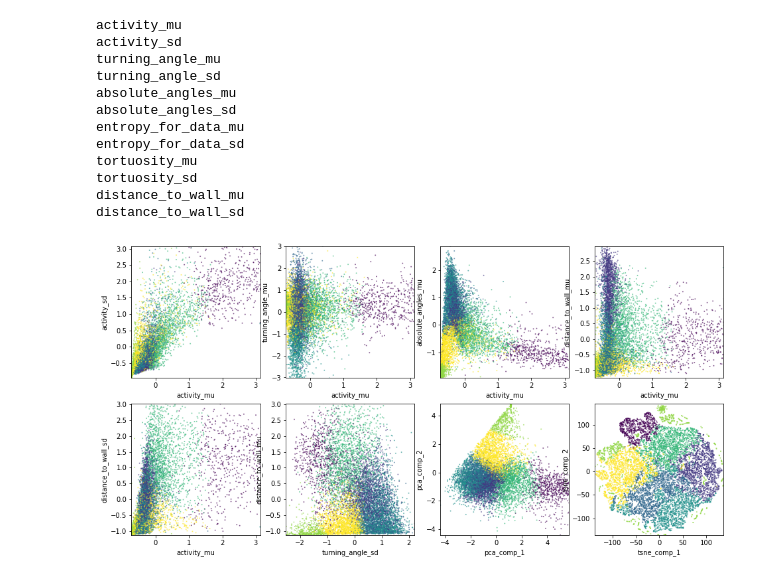
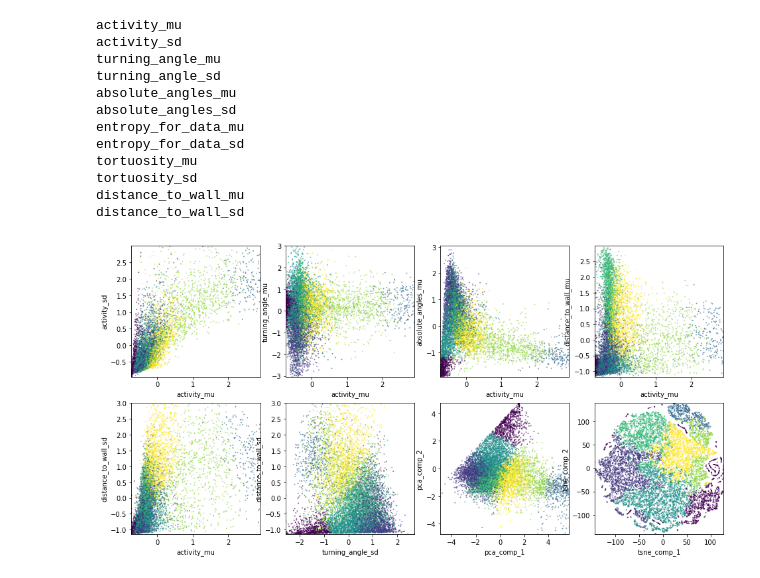
Before and after one commit to UlrikeScherer/Fish-Tracking-Visualization, a Jupyter notebook: Untitled2.ipynb, the cells around one changed output. Drawn from its saved outputs; the diff is of its cells as text; code cells hidden in the pictures.

```diff
--- a/Untitled2.ipynb
+++ b/Untitled2.ipynb
@@ -114,0 +58,7 @@ X_embedded.shape[0]
+# %%
+n_clusters = 7
+pca = PCA()
+traces_np = normalize_data_metrics(traces_as_numpy(traces_all))
+pca_traces = pca.fit_transform(traces_np)
+KM = KMeans(n_clusters=n_clusters)
+clusters = KM.fit_predict(pca_traces)
@@ -198,32 +158,32 @@ distance_to_wall_sd
 def sub_figure(ax, x, y, clusters,x_label, y_label):
     ax.scatter(x,y,c=clusters, cmap=plt.get_cmap("viridis"), alpha=0.5)
     ax.set_xlabel(x_label)
     ax.set_ylabel(y_label)
     m_x, std_x, x_min, x_max = np.mean(x), np.std(x), np.min(x), np.max(x)
     m_y, std_y, y_min, y_max = np.mean(y), np.std(y), np.min(y), np.max(y)
     s = 3
     ax.set_xlim(max(-s*std_x+m_x, x_min),min(m_x+std_x*s,x_max))
     ax.set_ylim(max(-s*std_y+m_y, y_min),min(m_y+std_y*s, y_max))
 
 def plot_components(traces, clusters, X_tsne):
     max_number_of_rows = 10000
     if traces.shape[0]> max_number_of_rows:
         rand_select = np.random.choice(traces.shape[0], size=max_number_of_rows, replace=False)
         traces, clusters, X_tsne = traces[rand_select], clusters[rand_select], X_tsne[rand_select]
     fig, axs = plt.subplots(nrows=2,ncols=4, figsize=(4*4,4*2))
     combi = [[0,1], [0,2], [0,4], [0,-2], [0,-1], [3, 8]]
     axs = np.concatenate(axs)
     m_f, metric_names = get_metrics_for_traces()
     for i in range(0,6):
         idx_x, idx_y = combi[i]
         x,y = traces[:,idx_x],traces[:,idx_y]
         sub_figure(axs[i],x,y,clusters,metric_names[idx_x], metric_names[idx_y])
 
     X_pca = PCA(n_components=2).fit_transform(traces)
     sub_figure(axs[6], X_pca[:,0], X_pca[:,1],clusters, "pca_comp_1", "pca_comp_2")
     sub_figure(axs[7], X_tsne[:,0], X_tsne[:,1], clusters,  "tsne_comp_1", "tsne_comp_2")
     fig.savefig("clustering_lines.pdf")
 
-plot_components(traces_all, c2, X_embedded)
+plot_components(traces_np, clusters, X_embedded)
 # %% [output]
-[figure, old version]
+[figure, new version]
```
Also changed, not shown: parts of 17 cells of this notebook, 2 other files.
